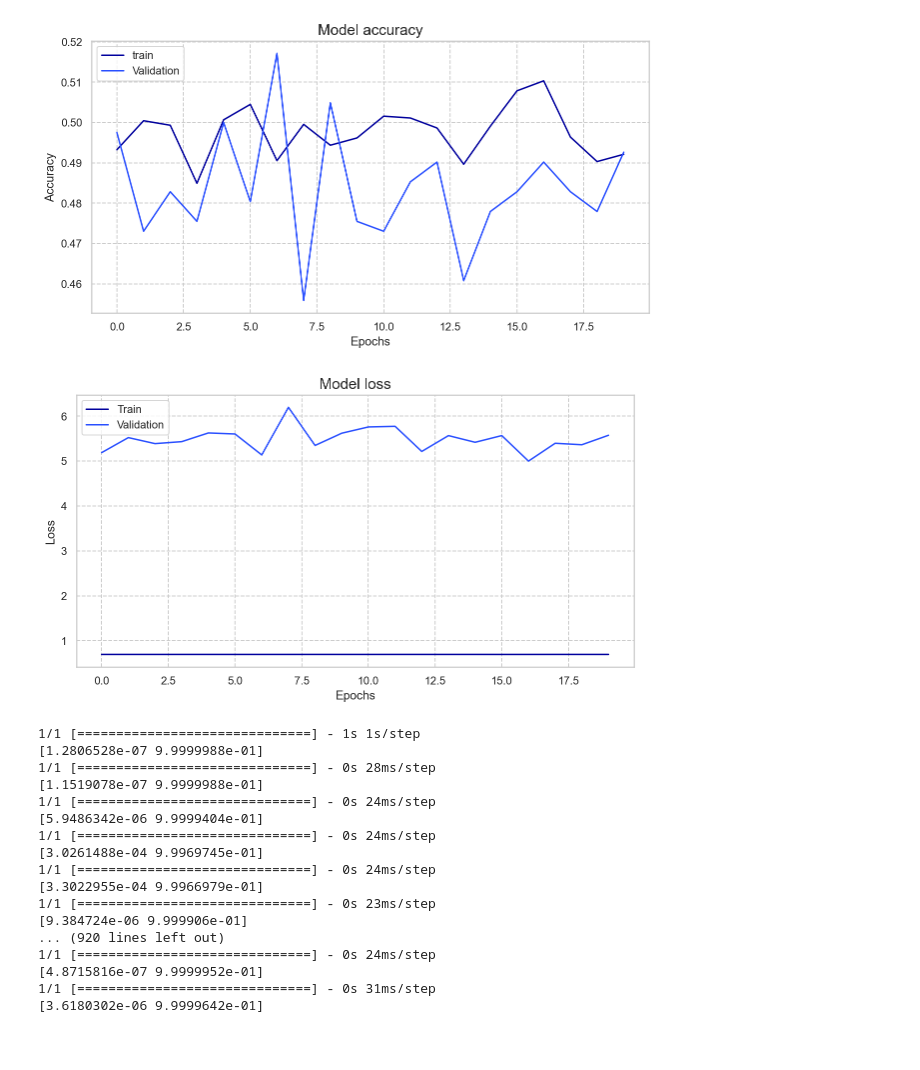
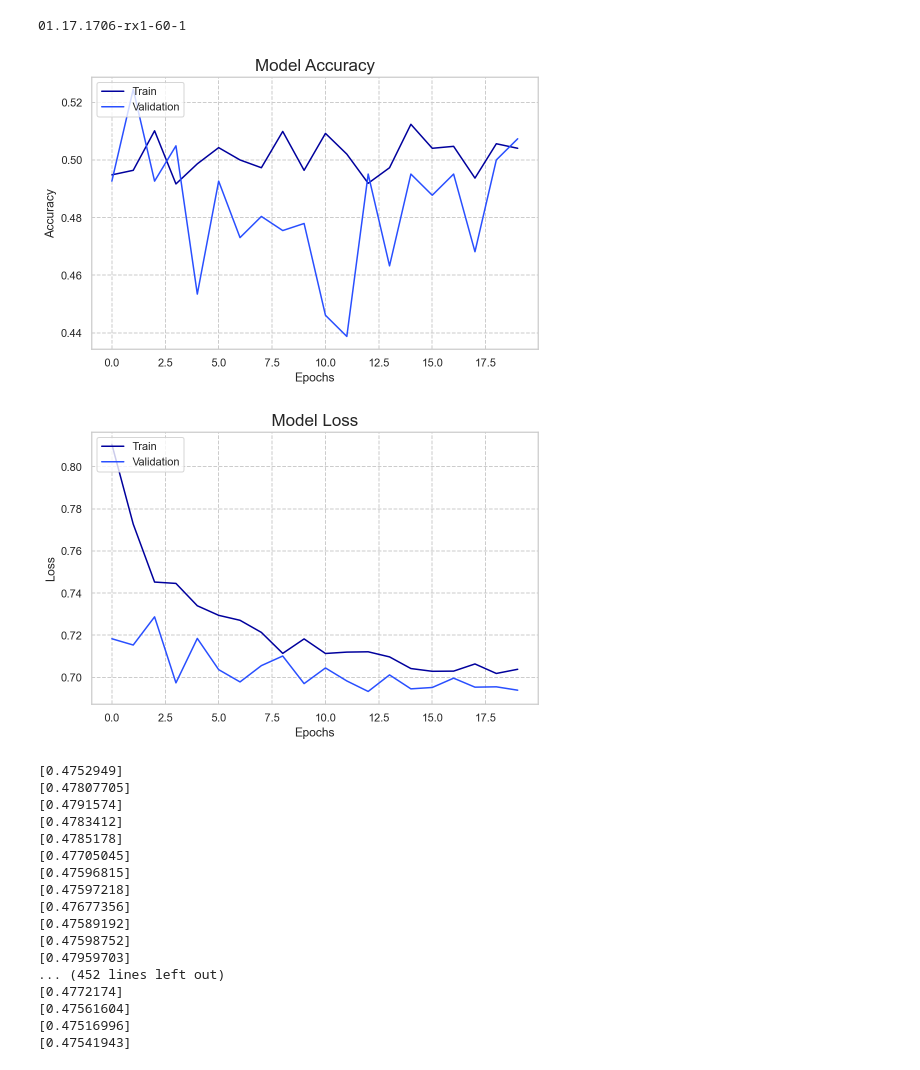
Before and after one commit to TimmieBengtsson/masters_project, a Jupyter notebook: model_evaluator.ipynb, the cells around one changed output. Cells and saved outputs as stored; diff of their text form; code cells hidden in the pictures; blank space fills up the shorter version.

Commit message:
split into packages, improved models and cont dev

```diff
--- a/model_evaluator.ipynb
+++ b/model_evaluator.ipynb
@@ -13,19 +13,22 @@ import utils
 from collections import deque
 import random
 import seaborn as sns
-import utils_adv
 from sklearn import preprocessing
 from keras.layers import Dense, Dropout, LSTM, GRU, BatchNormalization
 from keras.callbacks import TensorBoard
 from keras.callbacks import ModelCheckpoint
 import time
+import data_manipulator
+import create_model
+import data_reader
+import finance_calculator
 
 sns.set_theme()
 sns.set_style("whitegrid", {'grid.linestyle': '--'})
 seq_col_brew = sns.color_palette("flag_r", 4)
 sns.set_palette(seq_col_brew)
-plt.rcParams["figure.figsize"] = (7,5)
-plt.rcParams["axes.titlesize"] = 15
+plt.rcParams["figure.figsize"] = (8,5)
+plt.rcParams["axes.titlesize"] = 17
 plt.rcParams['savefig.dpi'] = 1200
 
 tf.keras.utils.set_random_seed(2) # relu
@@ -39,45 +42,51 @@ tf.keras.utils.set_random_seed(2) # relu
 # load back history data
 SEQ_LEN = 60  # how long of a preceeding sequence to collect for RNN
 ASSET_TO_PREDICT = 'rx1'                  #--- VAR CHANGE
-model_name = '12.24.0029-rx1-60-1'        #--- VAR CHANGE
+with open('models/last_run_model_name.txt') as f:
+    last_model_name = f.readline()
+    print(last_model_name)
+model_name = last_model_name        #--- VAR CHANGE
 model_load = keras.models.load_model(f'models/{model_name}.hdf5')
 history_load = np.load(f'history/{model_name}.npy',allow_pickle='TRUE').item()
+# %% [output]
+01.17.1706-rx1-60-1
 # %%
-fig1, axs1, fig2, axs2 = utils_adv.plot_history_data(history_load)
+fig1, axs1, fig2, axs2 = utils.plot_history_data(history_load)
 # %% [output]
-[figure, old version]
+[figure, new version]
-[figure, old version]
+[figure, new version]
 # %%
 # CREDIT DATA
 credit_df = pd.DataFrame() # begin empty
-rx1, ty1, ik1, oe1, du1 = utils.credit_data_reader()
+rx1, ty1, ik1, oe1, du1 = data_reader.credit()
 credit_df['rx1'] = rx1['RX1 Comdty']
 # credit_df['du1'] = du1['DU1 Comdty']
 
 # CRYPTO DATA
 ratios = ["BTC-USD", "LTC-USD", "BCH-USD", "ETH-USD"]
-crypto_df = utils_adv.crypto_data_reader(ratios)
+crypto_df = data_reader.crypto(ratios)
 
 # set dataset
 dataset_df = credit_df                      # --VAR CHANGE
 
-val_df = utils_adv.split(dataset_df)[1]
-df_rpp = utils_adv.get_rpp(val_df, SEQ_LEN+1, ASSET_TO_PREDICT, model_load)
+val_df = data_manipulator.splitter(dataset_df, cutoff=0.10)[1]
+
+df_rp = utils.getReturnAndPred_sigmoidModel(val_df, SEQ_LEN+1, ASSET_TO_PREDICT, model_load)
 # %% [output]
-1/1 [==============================] - 1s 1s/step
-[1.2806528e-07 9.9999988e-01]
-1/1 [==============================] - 0s 28ms/step
-[1.1519078e-07 9.9999988e-01]
-1/1 [==============================] - 0s 24ms/step
-[5.9486342e-06 9.9999404e-01]
-1/1 [==============================] - 0s 24ms/step
-[3.0261488e-04 9.9969745e-01]
-1/1 [==============================] - 0s 24ms/step
-[3.3022955e-04 9.9966979e-01]
-1/1 [==============================] - 0s 23ms/step
-[9.384724e-06 9.999906e-01]
-... (920 lines left out)
-1/1 [==============================] - 0s 24ms/step
-[4.8715816e-07 9.9999952e-01]
-1/1 [==============================] - 0s 31ms/step
-[3.6180302e-06 9.9999642e-01]
+[0.4752949]
+[0.47807705]
+[0.4791574]
+[0.4783412]
+[0.4785178]
+[0.47705045]
+[0.47596815]
+[0.47597218]
+[0.47677356]
+[0.47589192]
+[0.47598752]
+[0.47959703]
+... (452 lines left out)
+[0.4772174]
+[0.47561604]
+[0.47516996]
+[0.47541943]
```
Also changed, not shown: parts of 7 cells of this notebook, 20 other files.
